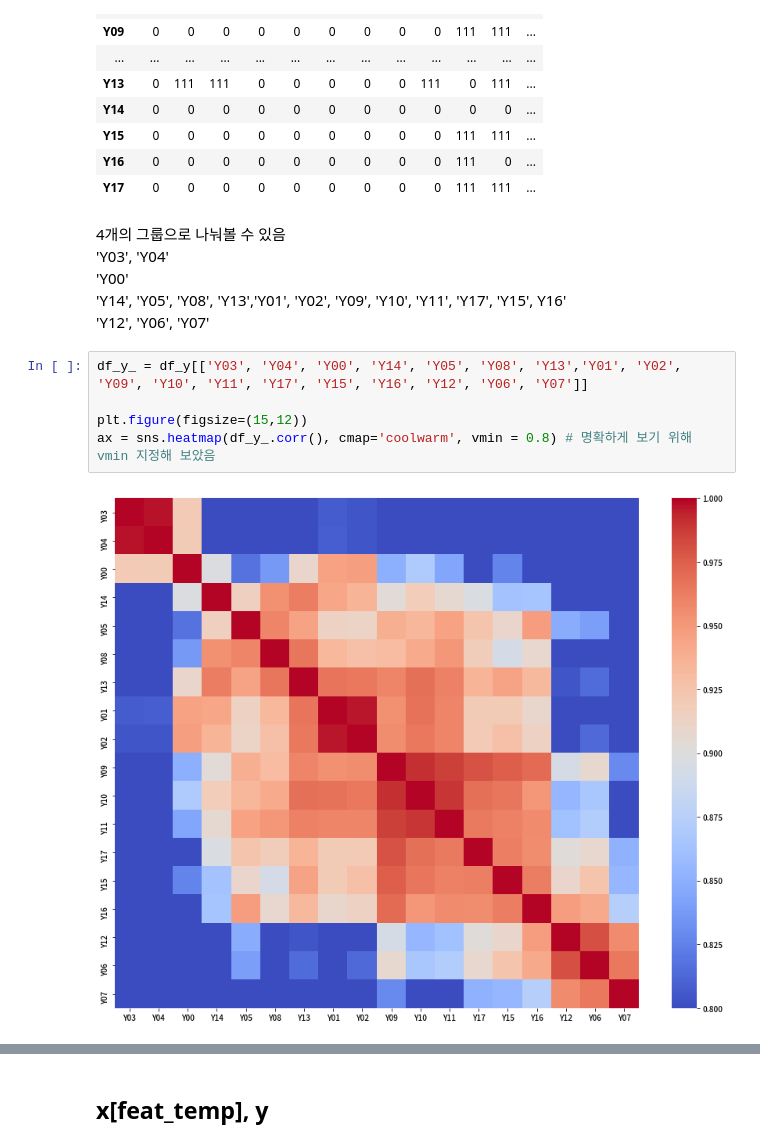
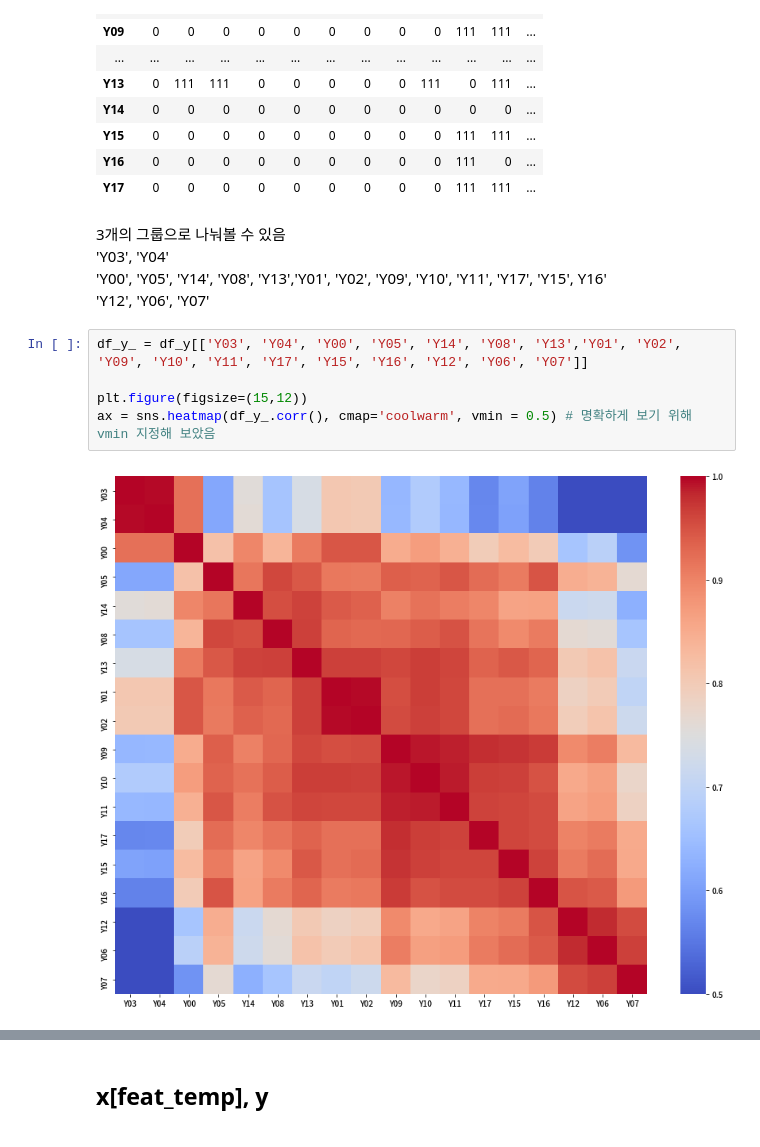
Before and after one commit to YunjinPark/dacon_temperature_forecasts, a Jupyter notebook: eda.ipynb, the cells around one changed output, grey strips where cells are left out. Drawn from its saved outputs; the diff is of its cells as text.

```diff
--- a/eda.ipynb
+++ b/eda.ipynb
@@ -502,16 +502,15 @@ ax = sns.heatmap(df_y.corr(), cmap='coolwarm')
 | Y16 | 0 | 0 | 0 | 0 | 0 | 0 | 0 | 0 | 0 | 111 | 0 | ... |
 | Y17 | 0 | 0 | 0 | 0 | 0 | 0 | 0 | 0 | 0 | 111 | 111 | ... |
 # %% [markdown]
-4개의 그룹으로 나눠볼 수 있음
+3개의 그룹으로 나눠볼 수 있음
 'Y03', 'Y04'
-'Y00'
-'Y14', 'Y05', 'Y08', 'Y13','Y01', 'Y02', 'Y09', 'Y10', 'Y11', 'Y17', 'Y15',  Y16'
+'Y00', 'Y05', 'Y14', 'Y08', 'Y13','Y01', 'Y02', 'Y09', 'Y10', 'Y11', 'Y17', 'Y15',  Y16'
  'Y12', 'Y06', 'Y07'
 # %%
-df_y_ = df_y[['Y03', 'Y04', 'Y00', 'Y14', 'Y05', 'Y08', 'Y13','Y01', 'Y02', 'Y09', 'Y10', 'Y11', 'Y17', 'Y15', 'Y16', 'Y12', 'Y06', 'Y07']]
+df_y_ = df_y[['Y03', 'Y04', 'Y00', 'Y05', 'Y14', 'Y08', 'Y13','Y01', 'Y02', 'Y09', 'Y10', 'Y11', 'Y17', 'Y15', 'Y16', 'Y12', 'Y06', 'Y07']]
 
 plt.figure(figsize=(15,12))
-ax = sns.heatmap(df_y_.corr(), cmap='coolwarm', vmin = 0.8) # 명확하게 보기 위해 vmin 지정해 보았음
+ax = sns.heatmap(df_y_.corr(), cmap='coolwarm', vmin = 0.5) # 명확하게 보기 위해 vmin 지정해 보았음
 # %% [output]
-[figure, old version]
+[figure, new version]
 # %%
```
Also changed, not shown: parts of 31 cells of this notebook.
